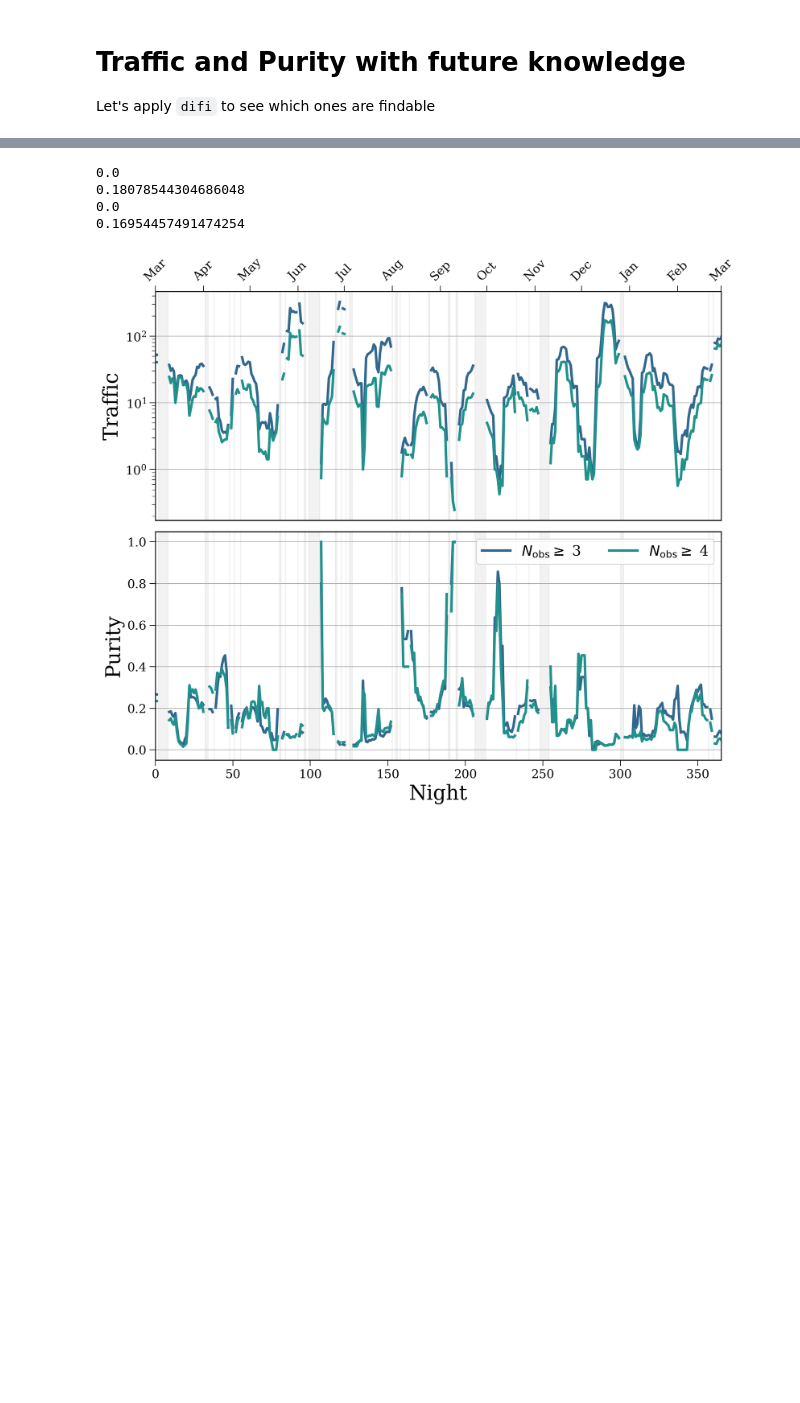
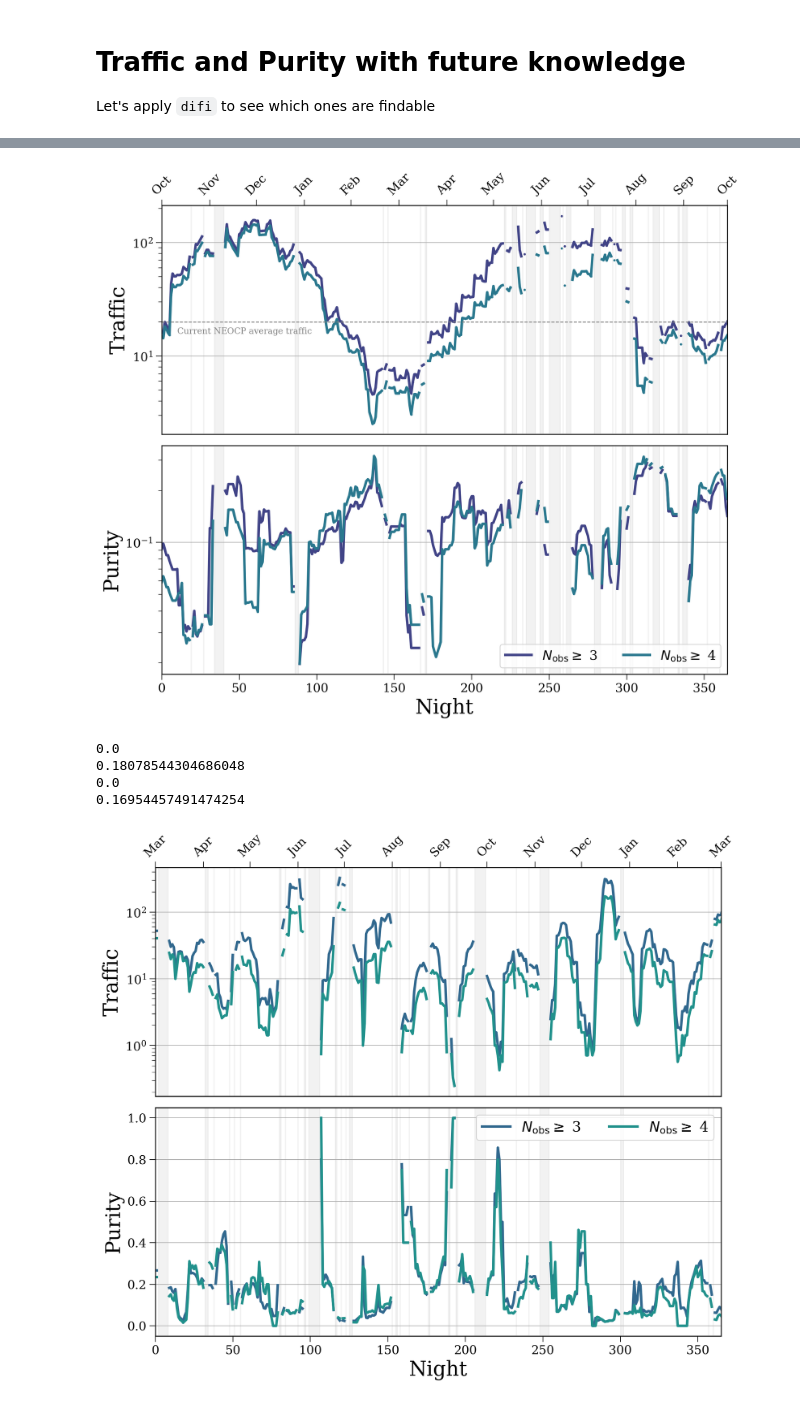
Before and after one commit to TomWagg/lsst-neocp-predictions, a Jupyter notebook: current_criteria/Predictions with current criteria.ipynb, the cells around one changed output, grey strips where cells are left out. Saved outputs shown, nothing was run; the diff lists cells and outputs as text; code cells hidden in the pictures; blank space fills up the shorter version.

```diff
--- a/current_criteria/Predictions with current criteria.ipynb
+++ b/current_criteria/Predictions with current criteria.ipynb
@@ -528,6 +556,90 @@ Wall time: 11min 17s
 total_traffic_unfindable = neo_counts_unfindable + mba_counts_unfindable
 # %%
 purity_unfindable = neo_counts_unfindable / total_traffic_unfindable
+# %%
+fig, axes = plt.subplots(2, 1, figsize=(12, 10))
+fig.subplots_adjust(hspace=0.05)
+
+colours = [plt.get_cmap("viridis", len(n_obs_list) + 2)(i + 1) for i in range(len(n_obs_list))]
+lw = 3
+
+n_obs_range = [0, 1]
+
+smoothing_window = 10
+
+for i in n_obs_range:
+    axes[0].plot(nights, weekly_mean(total_traffic_unfindable.T[i + 1],
+                                     bad_weather, size=smoothing_window),
+                 color=colours[i], lw=3, marker="o", markersize=np.sqrt(3))
+# axes[0].plot(nights, weekly_mean(total_traffic_unfindable.T[0], bad_weather, size=smoothing_window),
+#              color=colours[0], lw=1, linestyle="--")
+axes[0].set_ylabel("Traffic")
+axes[0].set_yscale("log")
+
+# axes[1].plot(nights, weekly_mean(purity_unfindable.T[0], bad_weather, size=smoothing_window),
+#              label=fr"$N_{{\rm obs}} \geq$ {n_obs_list[0]}, all $m$",
+#              color=colours[0], lw=1, linestyle="--")
+for i in n_obs_range:
+    axes[1].plot(nights, weekly_mean(purity_unfindable.T[i + 1],
+                                     bad_weather, size=smoothing_window),
+                 label=fr"$N_{{\rm obs}} \geq$ {n_obs_list[i]}",
+                 color=colours[i], lw=3)
+
+axes[1].set_yscale("log")
+axes[1].set_xlabel("Night")
+axes[1].set_ylabel("Purity")
+
+leg = axes[1].legend(loc="lower right", ncol=2, fontsize=0.65*fs)#, bbox_to_anchor=(0.3, 1))
+# for legobj in leg.legendHandles:
+#     legobj.set_linewidth(5.0)
+
+labels = ["October", "November", "December", "January", "February",
+          "March", "April", "May", "June", "July", "August", "September", "October"]
+labels_short = [label[:3] for label in labels]
+days = [0 for label in labels]
+for i, month in enumerate(range(3, 16)):
+    act_month, year = month % 12, month // 12
+    if act_month == 0:
+        act_month = 12
+        year = 0
+    days[i] = (date(2022 + year, act_month, 1) - date(2022, 3, 1)).days
+
+
+axes[0].xaxis.tick_top()
+axes[0].xaxis.set_label_position('top')
+
+axes[0].set_xticks(days)
+axes[0].set_xticklabels(labels_short, rotation=45)
+
+for ax in axes:
+    ax.set_xlim(0, 365)
+    ax.grid(axis="y")
+
+    # loop over every day of bad weather
+    i = 0
+    while i < len(bad_weather):
+        # if this is not the last entry and the subsequent entry is a contiguous block of nights
+        if i < len(bad_weather) - 1 and bad_weather[i + 1] - bad_weather[i] == 1:
+            # track the lower edge of the bad weather gap
+            gap_low = bad_weather[i]
+            i += 1
+            while bad_weather[i] - bad_weather[i - 1] == 1 and i < len(bad_weather) - 1:
+                i += 1
+            gap_high = bad_weather[i - 1]
+
+            ax.axvspan(gap_low, gap_high, color="grey", alpha=0.1)
+        else:
+            ax.axvline(bad_weather[i], color="grey", alpha=0.1)
+            i += 1
+
+axes[0].axhline(20, color="grey", linestyle="--", lw=1)
+axes[0].annotate("Current NEOCP average traffic", xy=(10, 18), ha="left", va="top", color="grey")
+
+plt.savefig("../paper/figures/traffic_purity_unfindable.pdf", format="pdf", bbox_inches="tight")
+
+plt.show()
+# %% [output]
+[figure, added]
 # %%
 fig, axes = plt.subplots(2, 1, figsize=(12, 10))
 fig.subplots_adjust(hspace=0.05)
```
Also changed, not shown: parts of 33 cells of this notebook, 5 other files.
